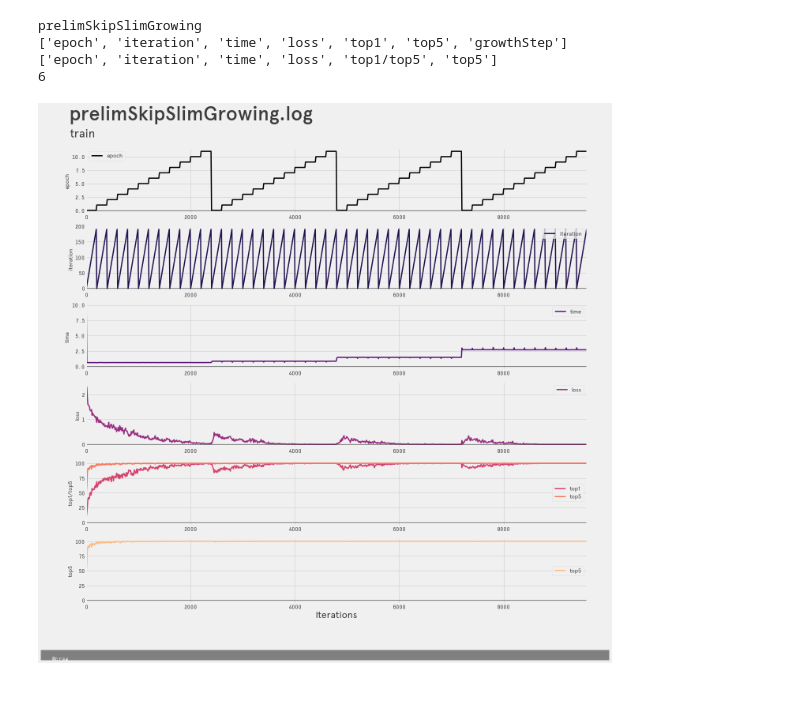
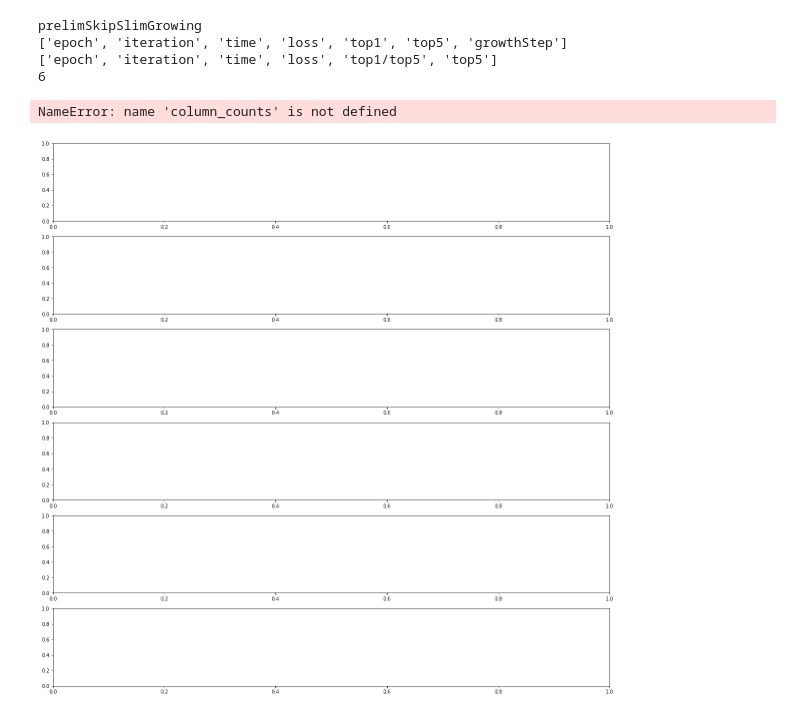
Before and after one commit to langfield/plotplotplot, a Jupyter notebook: nb_gcnn_plot.ipynb, the cells around one changed output. Saved outputs shown, nothing was run; the diff lists cells and outputs as text; code cells hidden in the pictures.

```diff
--- a/nb_gcnn_plot.ipynb
+++ b/nb_gcnn_plot.ipynb
@@ -71,7 +71,7 @@ def read_log(filename, phase):
 
         print(keys)
 
-        log_df = pd.DataFrame(train_list)
+        log_df = pd.DataFrame(row_list)
         log_df.columns = keys
         log_df['index'] = log_df.index
         log_df['index'] = log_df['index'].apply(lambda x: x*10)
@@ -253,7 +253,7 @@ prop4 = fm.FontProperties(fname='Apercu.ttf', size=legend_size)
 # END OF PARAMETERS
 #================================================
 
-def graph():
+def graph(dfs, ylabels, filename, column_counts, phase):
 
     # =========================================================
 
@@ -325,31 +325,33 @@ def graph():
 
     # title
     graph.text(x = display_left - title_shift_x, y = title_pos_y,
                transform = yfig_trans,
                s = title_text,
                fontproperties = prop2,
                weight = 'bold',
                fontsize = title_fontsize,
                alpha = text_opacity)
 
     # subtitle, +1 accounts for font size difference in title and subtitle
     graph.text(x = display_left - title_shift_x + 1, y = subtitle_pos_y,
                transform = yfig_trans,
                s = subtitle_text,
                fontproperties=prop3,
                fontsize = subtitle_fontsize,
                alpha = text_opacity)
 
 
     # adjust position of subplot in figure
     plt.subplots_adjust(top=top)
     plt.subplots_adjust(bottom=bottom)
     plt.subplots_adjust(left=left)
     plt.subplots_adjust(right=right)
 
     # save to .svg
     plt.savefig(filename_no_extension + ".svg", dpi=300)
 
+graph(dfs, ylabels, args.filename, column_counts, args.phase)
 graph()
 # %% [output]
+NameError: name 'column_counts' is not defined
-[figure, old version]
+[figure, new version]
```
Also changed, not shown: 17 other files.
